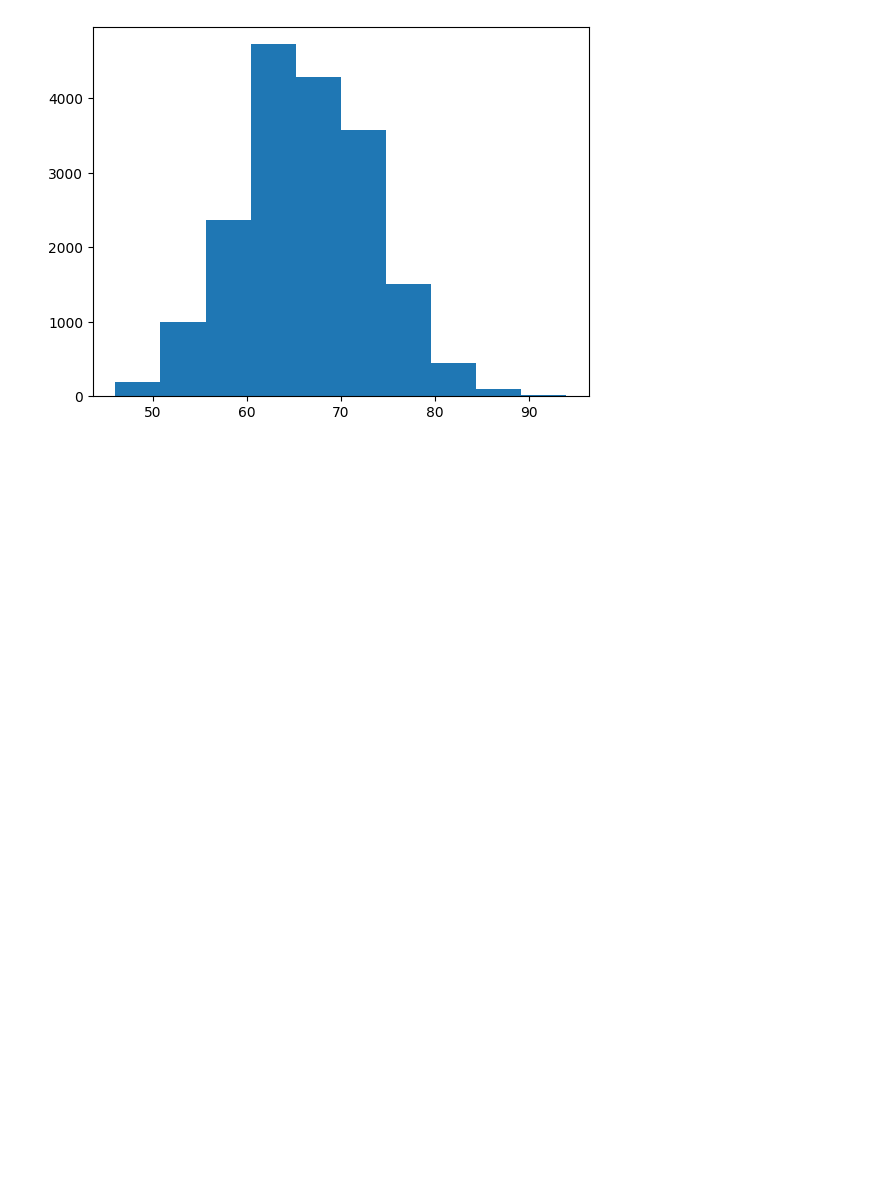
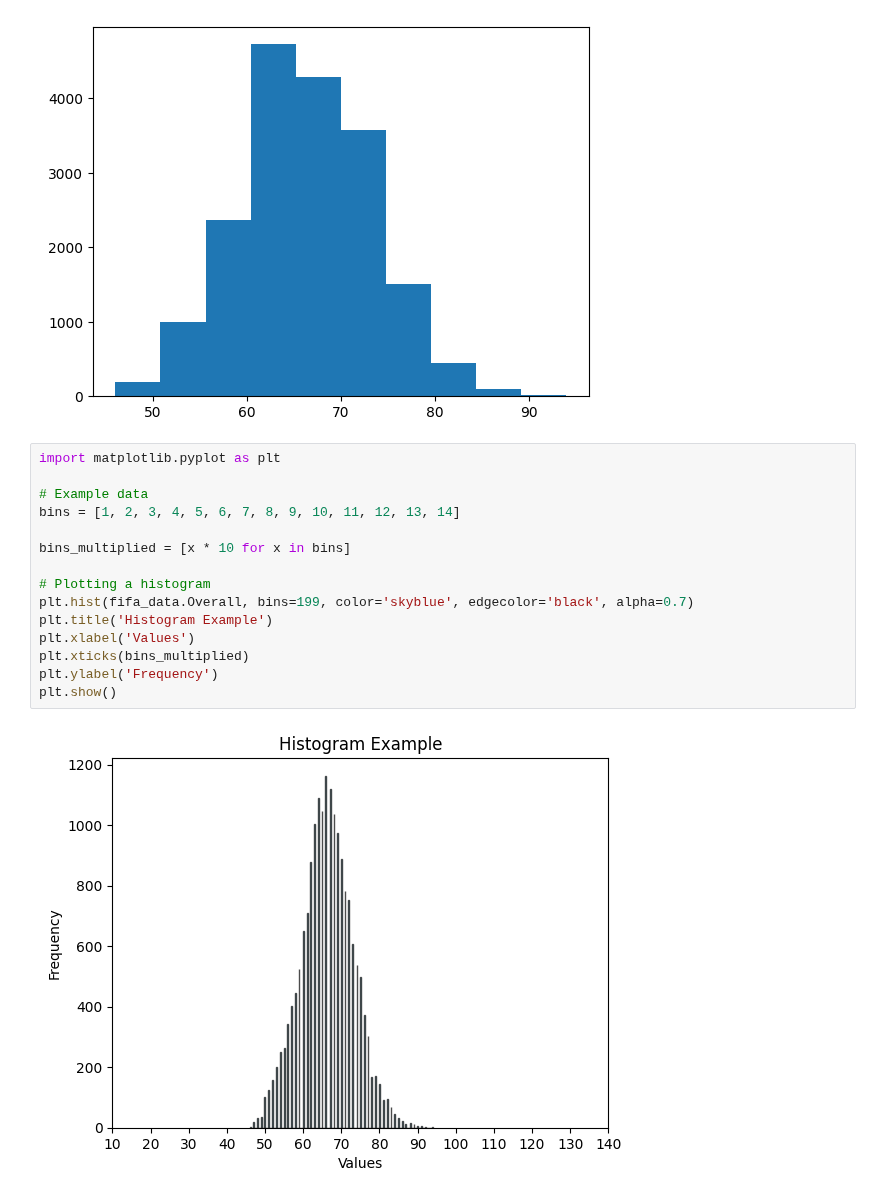
Before and after one commit to slayerrr12/PythonSage, a Jupyter notebook: BasicMatplotLib/BasicMatplotLib.ipynb, the cells around one changed output. Saved outputs shown, nothing was run; the diff lists cells and outputs as text; blank space fills up the shorter version.

Commit message:
playing with bucket values

```diff
--- a/BasicMatplotLib/BasicMatplotLib.ipynb
+++ b/BasicMatplotLib/BasicMatplotLib.ipynb
@@ -89,3 +89,20 @@ plt.hist(fifa_data.Overall)
  array([46. , 50.8, 55.6, 60.4, 65.2, 70. , 74.8, 79.6, 84.4, 89.2, 94. ]),
  <BarContainer object of 10 artists>)
 [figure]
+# %%
+import matplotlib.pyplot as plt
+
+# Example data
+bins = [1, 2, 3, 4, 5, 6, 7, 8, 9, 10, 11, 12, 13, 14]
+
+bins_multiplied = [x * 10 for x in bins]
+
+# Plotting a histogram
+plt.hist(fifa_data.Overall, bins=199, color='skyblue', edgecolor='black', alpha=0.7)
+plt.title('Histogram Example')
+plt.xlabel('Values')
+plt.xticks(bins_multiplied)
+plt.ylabel('Frequency')
+plt.show()
+# %% [output]
+[figure, added]
```
